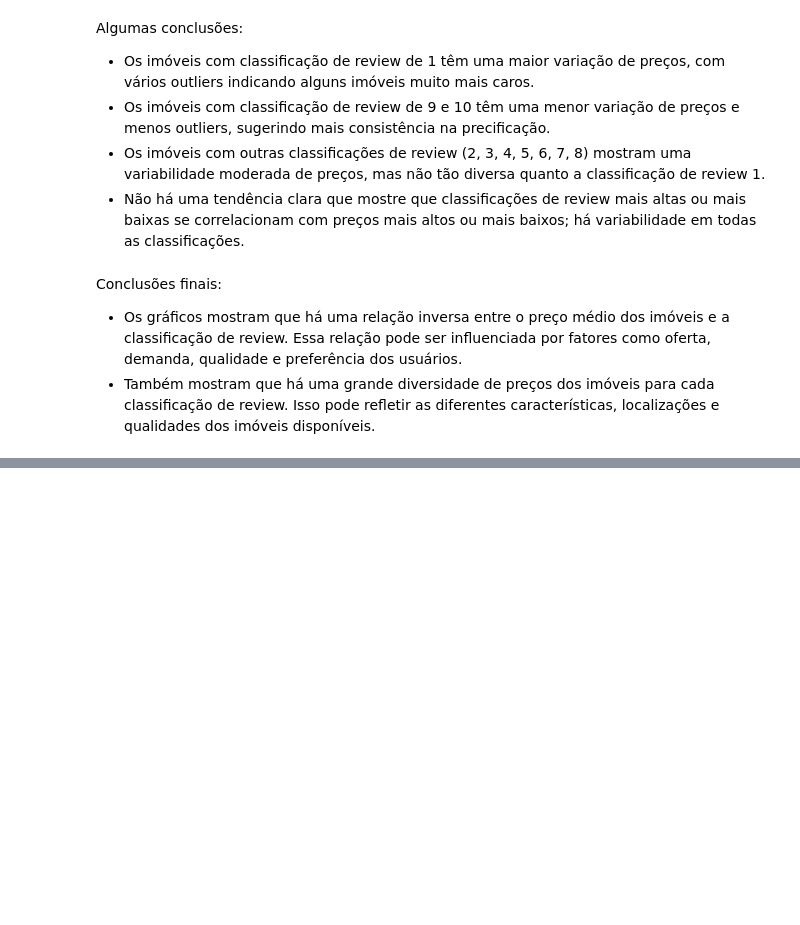
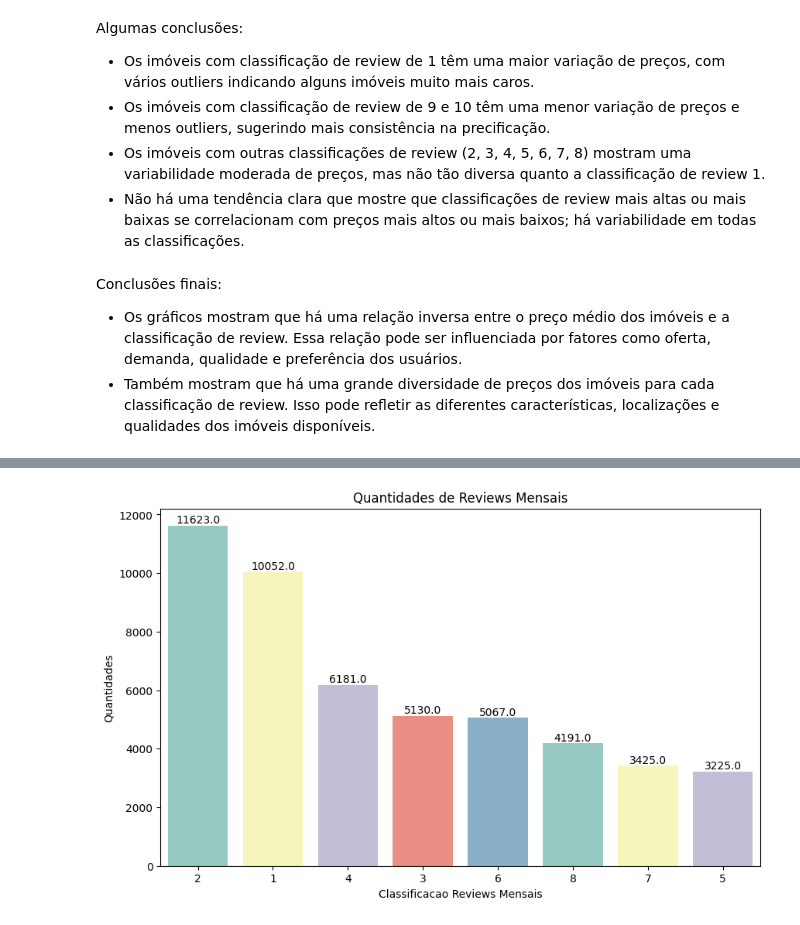
Before and after one commit to WiiniSilva/LH_CD_WINICIUS_SILVA, a Jupyter notebook: Desafio Ciência de Dados.ipynb, the cells around one changed output, grey strips where cells are left out. Saved outputs shown, nothing was run; the diff lists cells and outputs as text; code cells hidden in the pictures; blank space fills up the shorter version.

Commit message:
9° commit - Finalizada a analide de Reviews Mensais

```diff
--- a/Desafio Ciência de Dados.ipynb
+++ b/Desafio Ciência de Dados.ipynb
@@ -824,0 +827,3 @@ Conclusões finais:
+# %%
+# Usando fillna para substituir os valores NaN por 0
+df['reviews_por_mes'] = df['reviews_por_mes'].fillna(0)
@@ -824,0 +855,10 @@ Conclusões finais:
+# %%
+# Definindo os intervalos e os rótulos dos grupos
+bins = [-1, 0, 0.25, 0.5, 1, 1.5, 2.5, 3.5, np.inf]
+labels = [1, 2, 3, 4, 5, 6, 7, 8]
+
+# Criando uma nova coluna com a classificação dos valores em 9 grupos
+df['classificacao_reviews_por_mes'] = pd.cut(df['reviews_por_mes'], bins=bins, labels=labels)
+
+# Mostrando o resultado
+df.head()
@@ -824,0 +872,27 @@ Conclusões finais:
+# %%
+# Criar uma figura com tamanho 10x6
+plt.figure(figsize=(10,6))
+
+# Criar um gráfico de barras usando seaborn com os dados do dataframe, ordenando pelo bairro e usando uma paleta de cores
+ax=sns.countplot(x='classificacao_reviews_por_mes', data=df, order= df['classificacao_reviews_por_mes'].value_counts().index, palette=sns.color_palette("Set3", 5))
+
+# Adicionar rótulos nas barras com o tamanho 10 e alinhados com as bordas
+for i in range(len(ax.patches)):
+    plt.annotate(str(ax.patches[i].get_height()), (ax.patches[i].get_x() +
+                                                   ax.patches[i].get_width() / 2,
+                                                   ax.patches[i].get_height()),
+                                                   size=10, ha='center', va='bottom')
+
+# Definir o rótulo do eixo x como 'Classificacao Reviews Mensais'
+ax.set_xlabel('Classificacao Reviews Mensais')
+
+# Definir o rótulo do eixo y como 'Quantidades'
+ax.set_ylabel('Quantidades')
+
+# Definir o título do gráfico como 'Quantidades de Reviews'
+ax.set_title('Quantidades de Reviews Mensais')
+
+# Mostrar o gráfico
+plt.show()
+# %% [output]
+[figure, added]
```
Also changed, not shown: parts of 16 cells of this notebook.
